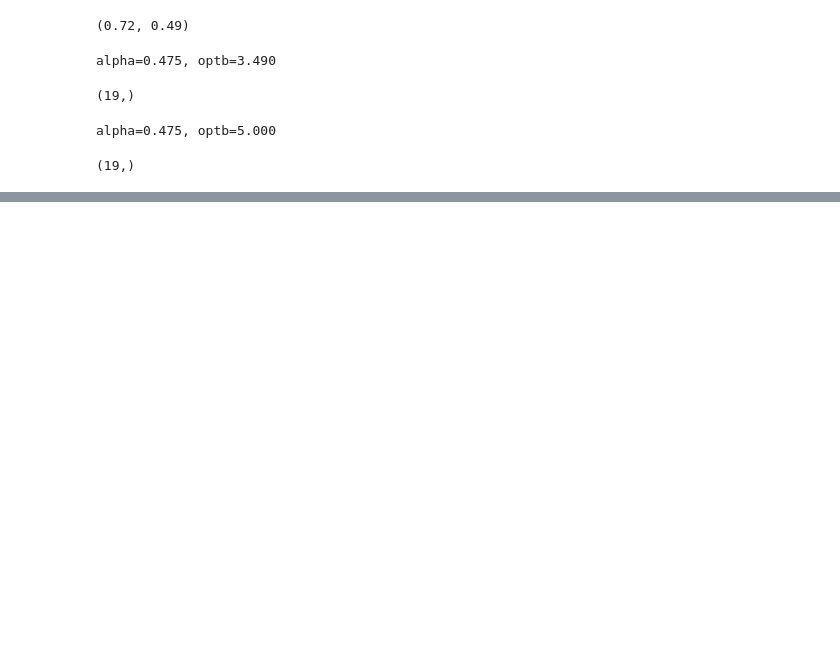
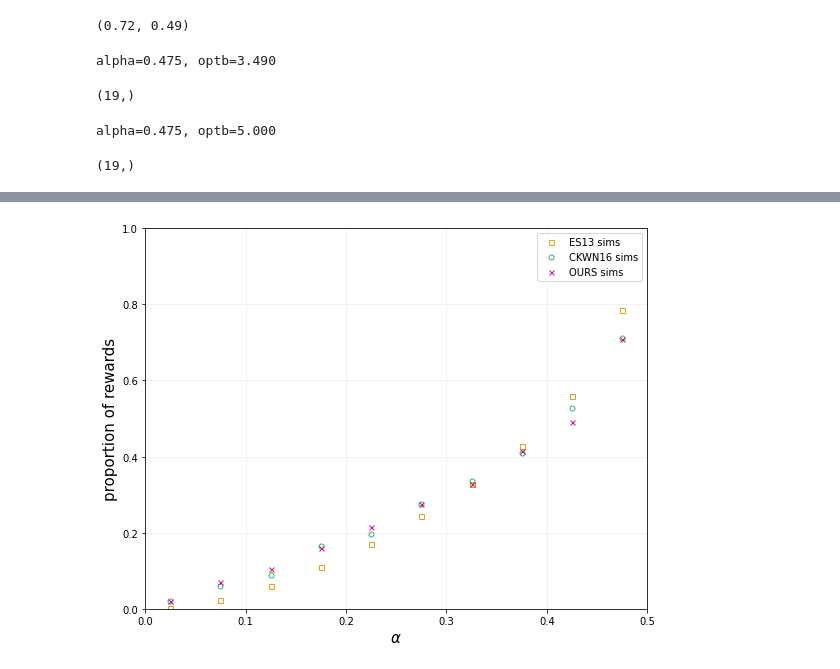
Before and after one commit to michaelneuder/opportunistic-mining, a Jupyter notebook: august.ipynb, the cells around one changed output, grey strips where cells are left out. Cells and saved outputs as stored; diff of their text form; code cells hidden in the pictures; blank space fills up the shorter version.

```diff
--- a/august.ipynb
+++ b/august.ipynb
@@ -1039,0 +1318,13 @@ plt.show()
+# %%
+simAlphas = np.arange(0.025, 0.5, 0.05)
+ES_sim_lambda_sqrt = []
+for a in simAlphas:
+    optb = 100
+    print('alpha={:0.3f}'.format(a), end='\r')
+    temp = []
+    for j in range(10):
+        temp.append(simCKWN_beta_lambda_sqrt(alpha=a, gamma=0.0, beta=optb, scale=1, n=int(1e5)))
+    ES_sim_lambda_sqrt.append(np.mean(temp))
+    print()
+ES_sim_lambda_sqrt = np.array(ES_sim_lambda_sqrt)
+ES_sim_lambda_sqrt.shape
@@ -1040,3 +1343,34 @@ plt.show()
+# %%
+f, ax = plt.subplots(figsize=(9,7))
+
+# axins = ax.inset_axes(
+#     [1.1, 0.35, 0.47, 0.47],
+#     xlim=(.19, .26), ylim=(.13, .26))
+
+# ax.indicate_inset_zoom(axins, edgecolor="black", label=None, alpha=0.25)
+
+
+for a in [ax, axins]:
+    a.plot(simAlphas, ES_sim_lambda_sqrt, color='goldenrod', alpha=1, label='ES13 sims', marker='s',
+           fillstyle='none', linestyle='none', markersize=5)
+    a.plot(simAlphas, CKWN_sim_lambda_sqrt, color='mediumseagreen', alpha=1, label='CKWN16 sims', marker='o',
+           fillstyle='none', linestyle='none', markersize=5)
+    a.plot(simAlphas, OURS_sim_lambda_sqrt, color='mediumvioletred', alpha=1, label='OURS sims', marker='x',
+           fillstyle='none', linestyle='none', markersize=5)
+
+
+
+ax.set_xlabel(r'$\alpha$', size=15)
+ax.set_ylabel(r'proportion of rewards', size=15)
+ax.grid(alpha=0.2)
+ax.legend()
+ax.set_xlim(0., 0.5)
+ax.set_ylim(0.,1)
+
+# plt.savefig('out.png', dpi=400, bbox_inches='tight', facecolor='white')
+plt.show()
+# %% [output]
+[figure, added]
 # %%
 alphas     = np.arange(0.01, 0.5, 0.001)
 gammas     = [0, 0.5, 1]
```
Also changed, not shown: parts of 13 cells of this notebook, 1 other file.
